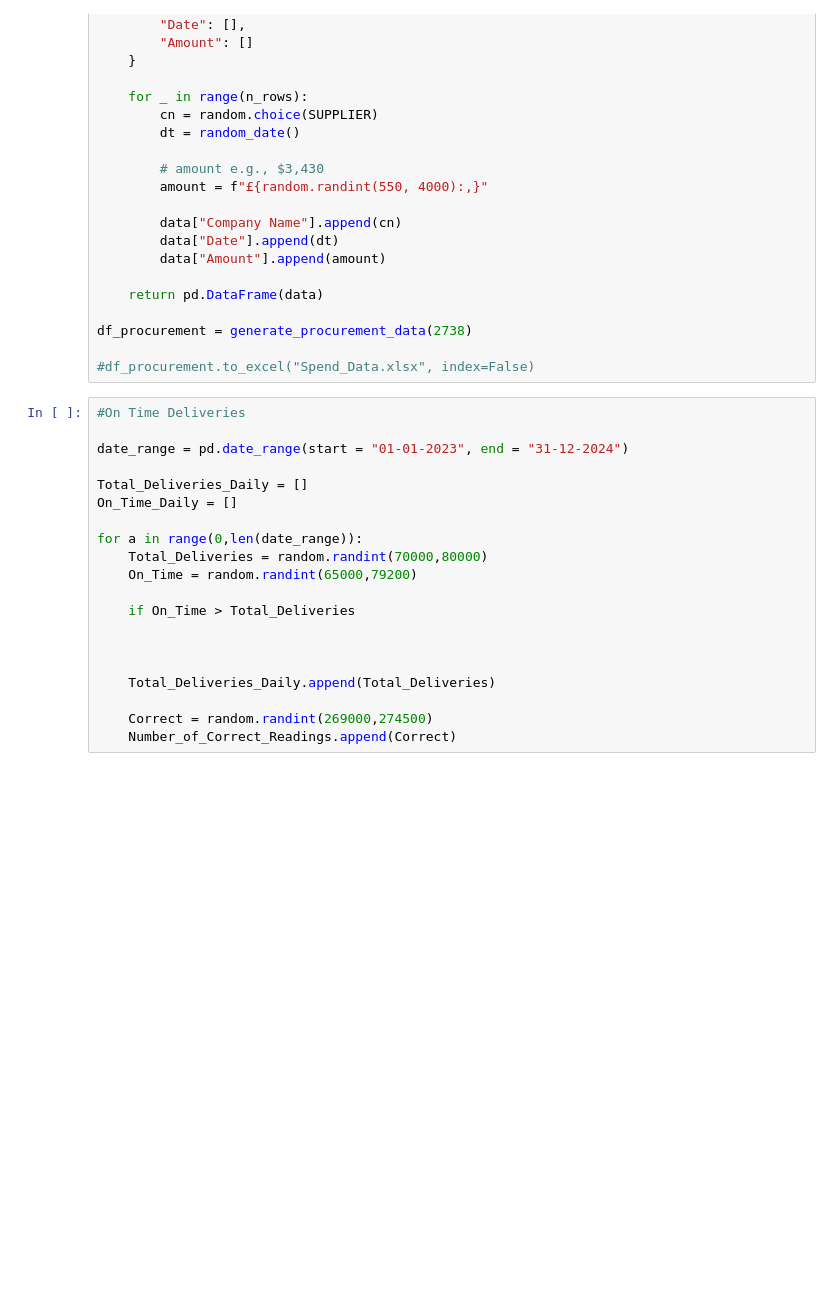
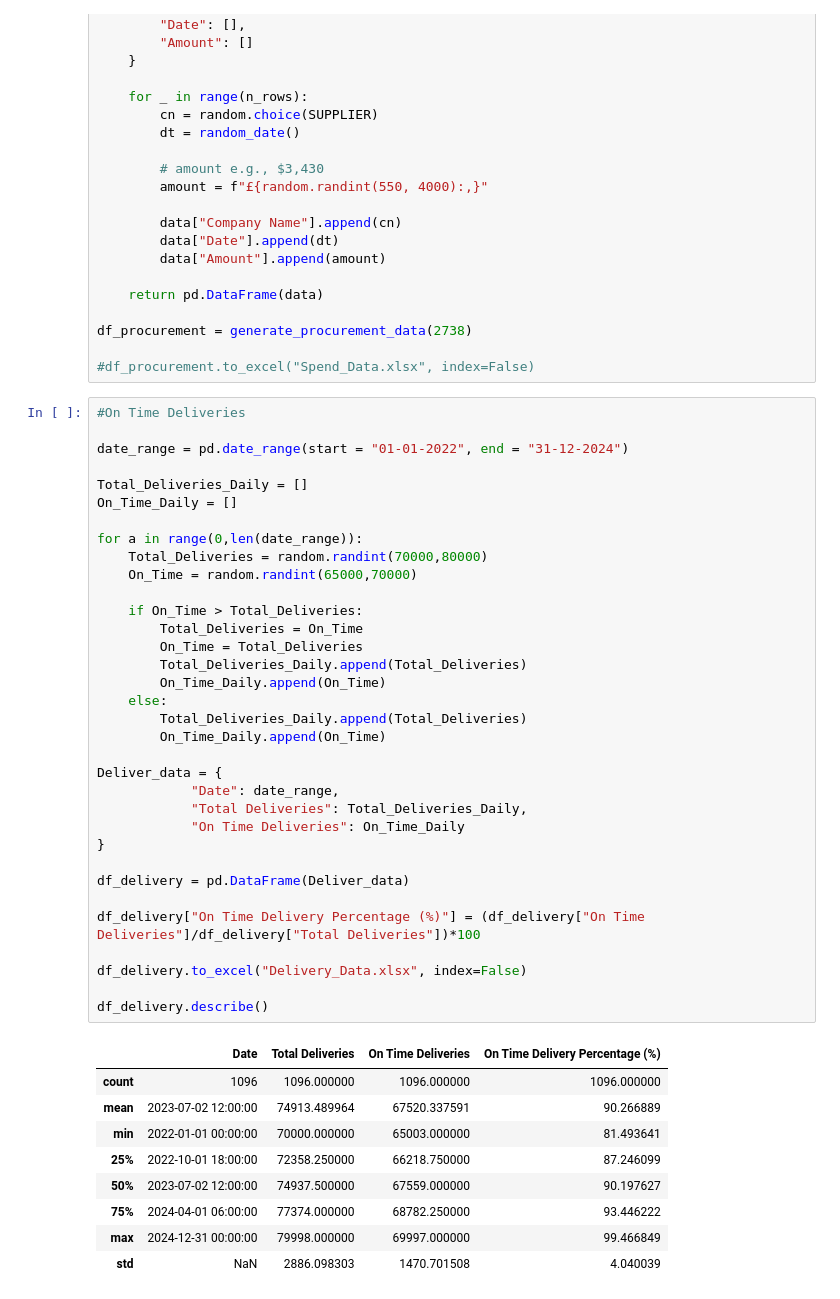
Before and after one commit to Dylan-Butterfield/Data_Analytics_Dashboards, a Jupyter notebook: Data_Creation_For_Dashboards.ipynb, the cells around one changed output. Drawn from its saved outputs; the diff is of its cells as text; blank space fills up the shorter version.

Commit message:
Creating delivery data and finishing code

```diff
--- a/Data_Creation_For_Dashboards.ipynb
+++ b/Data_Creation_For_Dashboards.ipynb
@@ -541,20 +541,44 @@ df_procurement = generate_procurement_data(2738)
 # %%
 #On Time Deliveries
 
-date_range = pd.date_range(start = "01-01-2023", end = "31-12-2024")
+date_range = pd.date_range(start = "01-01-2022", end = "31-12-2024")
 
 Total_Deliveries_Daily = []
 On_Time_Daily = []
 
 for a in range(0,len(date_range)):
     Total_Deliveries = random.randint(70000,80000)
-    On_Time = random.randint(65000,79200)
+    On_Time = random.randint(65000,70000)
 
-    if On_Time > Total_Deliveries
+    if On_Time > Total_Deliveries:
+        Total_Deliveries = On_Time
+        On_Time = Total_Deliveries
+        Total_Deliveries_Daily.append(Total_Deliveries)
+        On_Time_Daily.append(On_Time)
+    else:
+        Total_Deliveries_Daily.append(Total_Deliveries)
+        On_Time_Daily.append(On_Time)
 
+Deliver_data = {
+            "Date": date_range,
+            "Total Deliveries": Total_Deliveries_Daily,
+            "On Time Deliveries": On_Time_Daily
+}
 
+df_delivery = pd.DataFrame(Deliver_data)
 
-    Total_Deliveries_Daily.append(Total_Deliveries)
+df_delivery["On Time Delivery Percentage (%)"] = (df_delivery["On Time Deliveries"]/df_delivery["Total Deliveries"])*100
 
-    Correct = random.randint(269000,274500)
-    Number_of_Correct_Readings.append(Correct)
+df_delivery.to_excel("Delivery_Data.xlsx", index=False)
+
+df_delivery.describe()
+# %% [output]
+|  | Date | Total Deliveries | On Time Deliveries | On Time Delivery Percentage (%) |
+| count | 1096 | 1096.000000 | 1096.000000 | 1096.000000 |
+| mean | 2023-07-02 12:00:00 | 74913.489964 | 67520.337591 | 90.266889 |
+| min | 2022-01-01 00:00:00 | 70000.000000 | 65003.000000 | 81.493641 |
+| 25% | 2022-10-01 18:00:00 | 72358.250000 | 66218.750000 | 87.246099 |
+| 50% | 2023-07-02 12:00:00 | 74937.500000 | 67559.000000 | 90.197627 |
+| 75% | 2024-04-01 06:00:00 | 77374.000000 | 68782.250000 | 93.446222 |
+| max | 2024-12-31 00:00:00 | 79998.000000 | 69997.000000 | 99.466849 |
+| std | NaN | 2886.098303 | 1470.701508 | 4.040039 |
```
Also changed, not shown: 1 other file.
